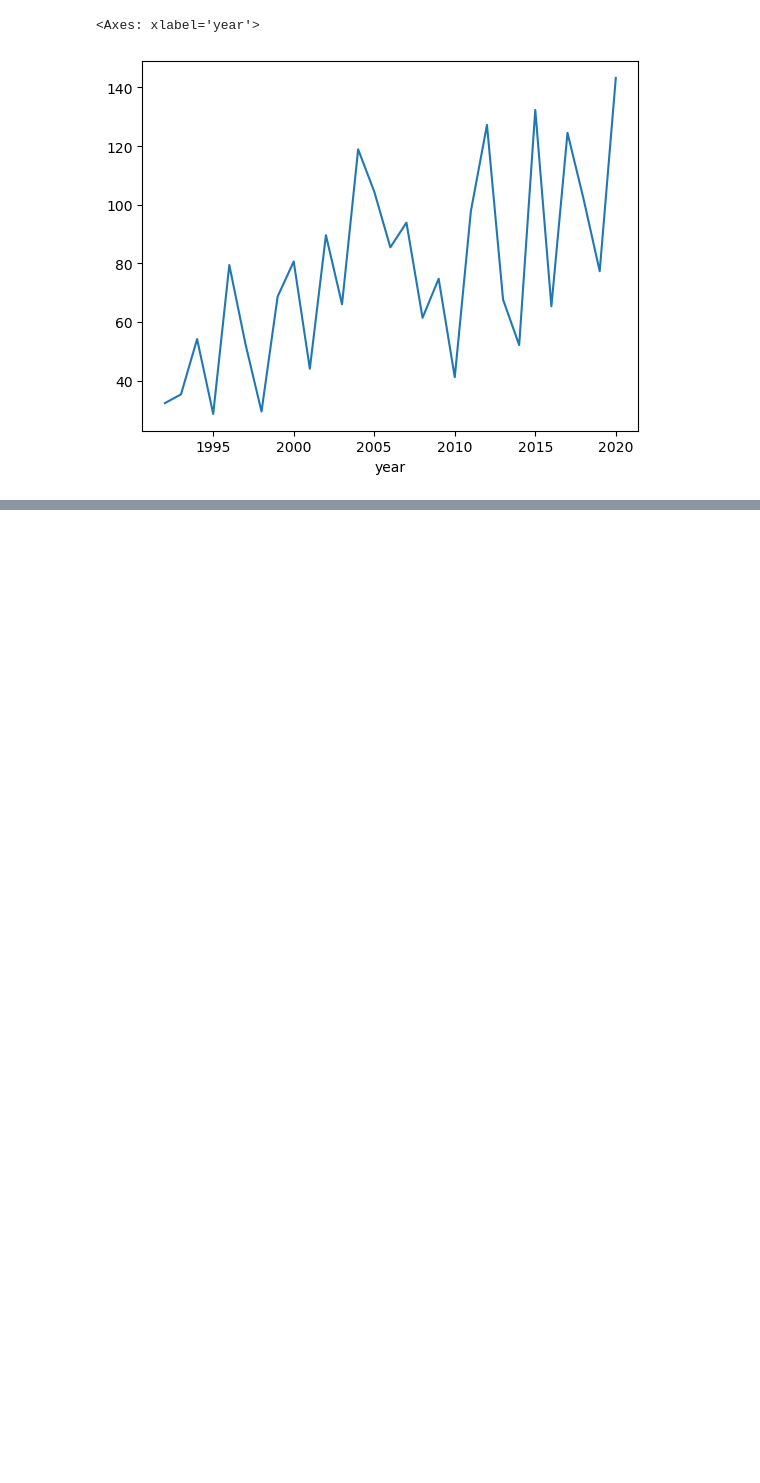
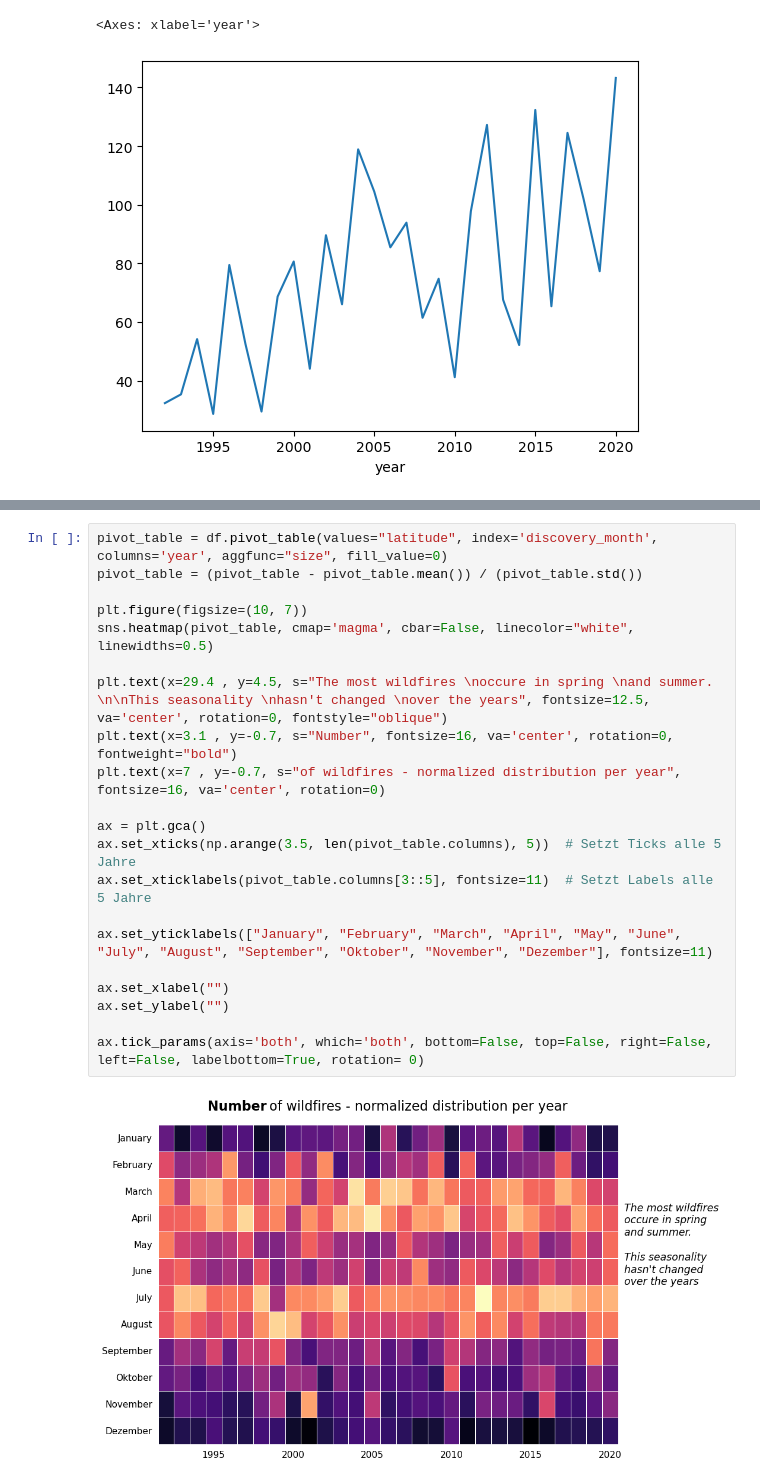
Before and after one commit to erikwisberger/Wildfire_Vizualization, a Jupyter notebook: analyse.ipynb, the cells around one changed output, grey strips where cells are left out. Saved outputs shown, nothing was run; the diff lists cells and outputs as text; blank space fills up the shorter version.

```diff
--- a/analyse.ipynb
+++ b/analyse.ipynb
@@ -82 +101,24 @@ df.groupby("year")["size"].mean().plot()
+# %%
+pivot_table = df.pivot_table(values="latitude", index='discovery_month', columns='year', aggfunc="size", fill_value=0)
+pivot_table = (pivot_table - pivot_table.mean()) / (pivot_table.std())
+
+plt.figure(figsize=(10, 7))
+sns.heatmap(pivot_table, cmap='magma', cbar=False, linecolor="white", linewidths=0.5)
+
+plt.text(x=29.4 , y=4.5, s="The most wildfires \noccure in spring \nand summer. \n\nThis seasonality \nhasn't changed \nover the years", fontsize=12.5, va='center', rotation=0, fontstyle="oblique")
+plt.text(x=3.1 , y=-0.7, s="Number", fontsize=16, va='center', rotation=0, fontweight="bold")
+plt.text(x=7 , y=-0.7, s="of wildfires - normalized distribution per year", fontsize=16, va='center', rotation=0)
+
+ax = plt.gca()
+ax.set_xticks(np.arange(3.5, len(pivot_table.columns), 5))  # Setzt Ticks alle 5 Jahre
+ax.set_xticklabels(pivot_table.columns[3::5], fontsize=11)  # Setzt Labels alle 5 Jahre
+
+ax.set_yticklabels(["January", "February", "March", "April", "May", "June", "July", "August", "September", "Oktober", "November", "Dezember"], fontsize=11)
+
+ax.set_xlabel("")
+ax.set_ylabel("")
+
+ax.tick_params(axis='both', which='both', bottom=False, top=False, right=False, left=False, labelbottom=True, rotation= 0)
+# %% [output]
+[figure, added]
 # %%
```
Also changed, not shown: parts of 6 cells of this notebook.
